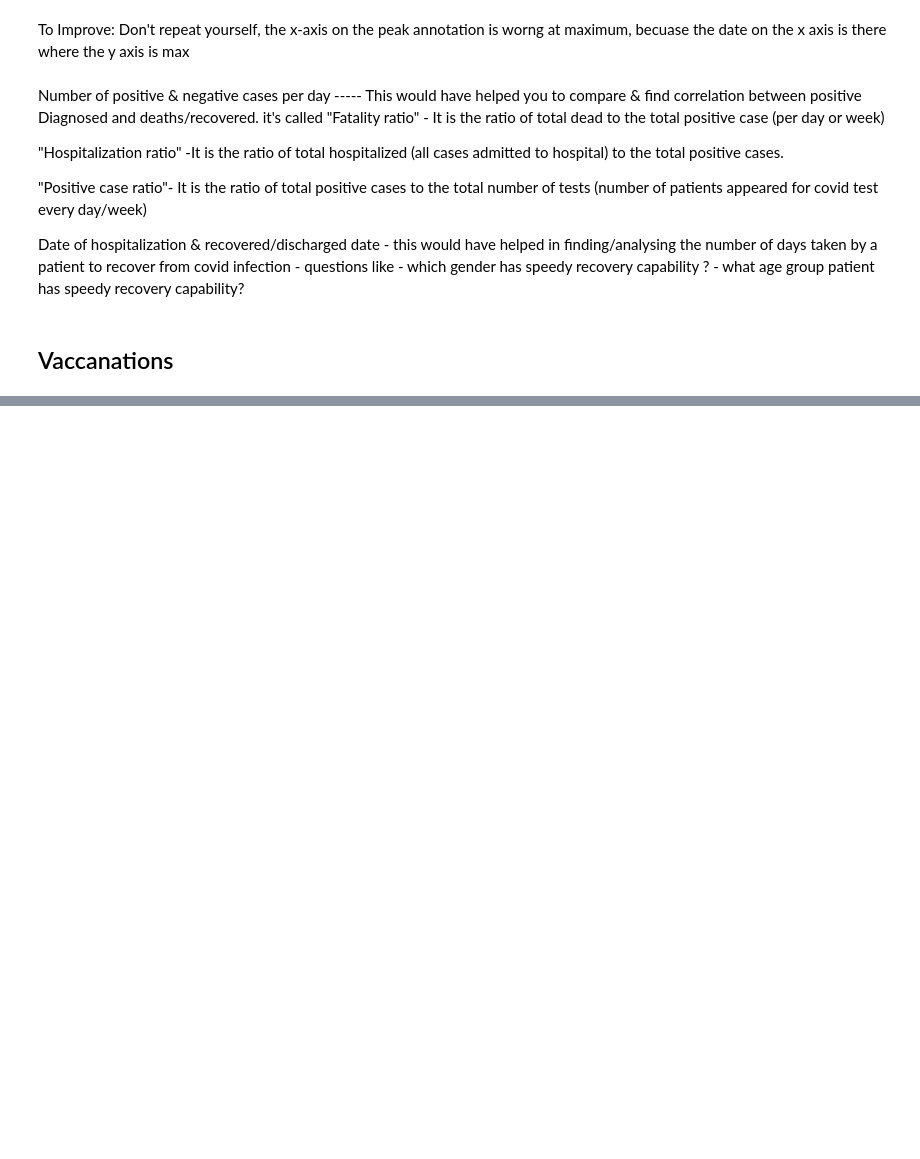
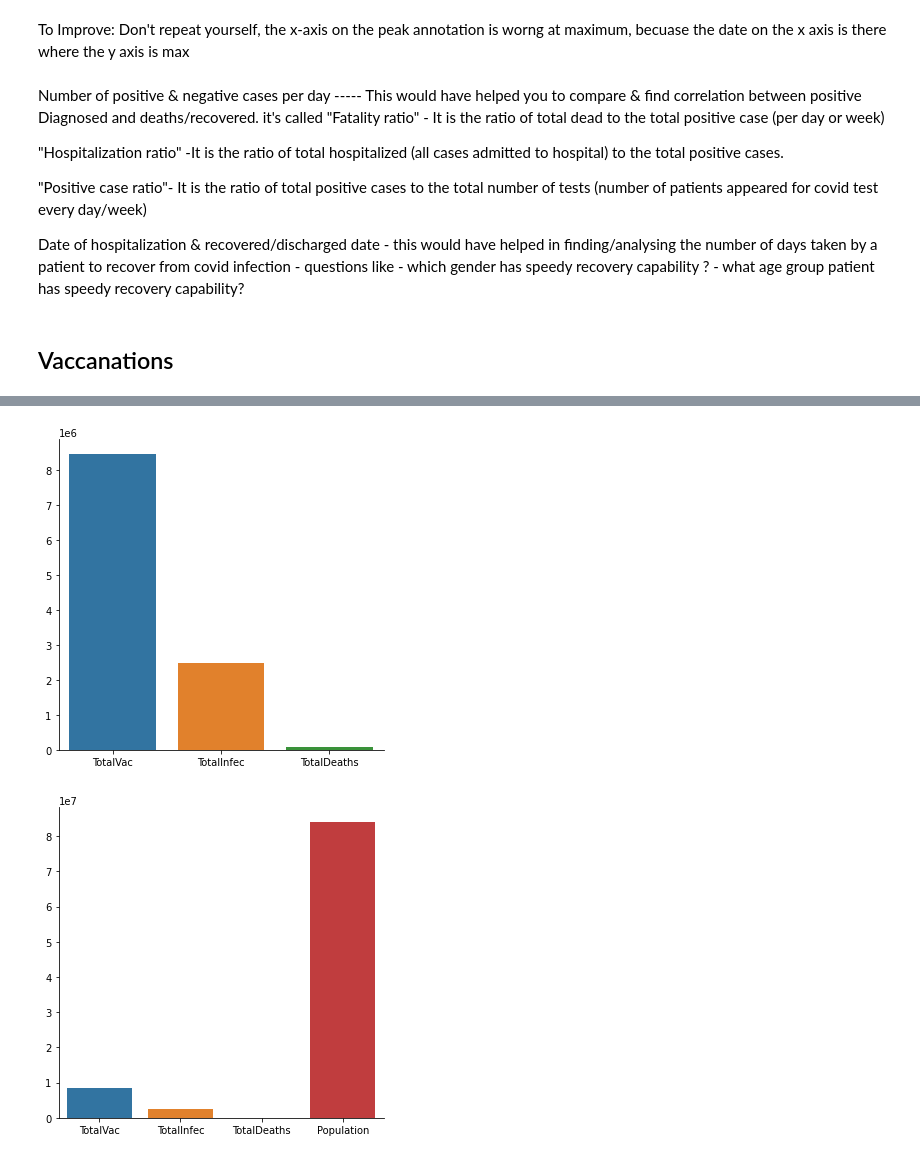
Before and after one commit to SebastianW89/COVID_19_GERMANY, a Jupyter notebook: COVID_WORLD.ipynb, the cells around one changed output, grey strips where cells are left out. Drawn from its saved outputs; the diff is of its cells as text; code cells hidden in the pictures; blank space fills up the shorter version.

```diff
--- a/COVID_WORLD.ipynb
+++ b/COVID_WORLD.ipynb
@@ -431,0 +536,9 @@ pop_germ
+# %%
+df_pop=df_scatter
+df_pop['Population']=pop_germ
+sns.catplot(kind='bar',data=df_pop[['TotalVac','TotalInfec','TotalDeaths']])
+sns.catplot(kind='bar',data=df_pop[['TotalVac','TotalInfec','TotalDeaths','Population']])
+f_pop=pd.melt(frame=df_pop,value_vars=['TotalVac','TotalInfec','TotalDeaths','Population'])
+# %% [output]
+[figure, added]
+[figure, added]
```
Also changed, not shown: parts of 17 cells of this notebook.
